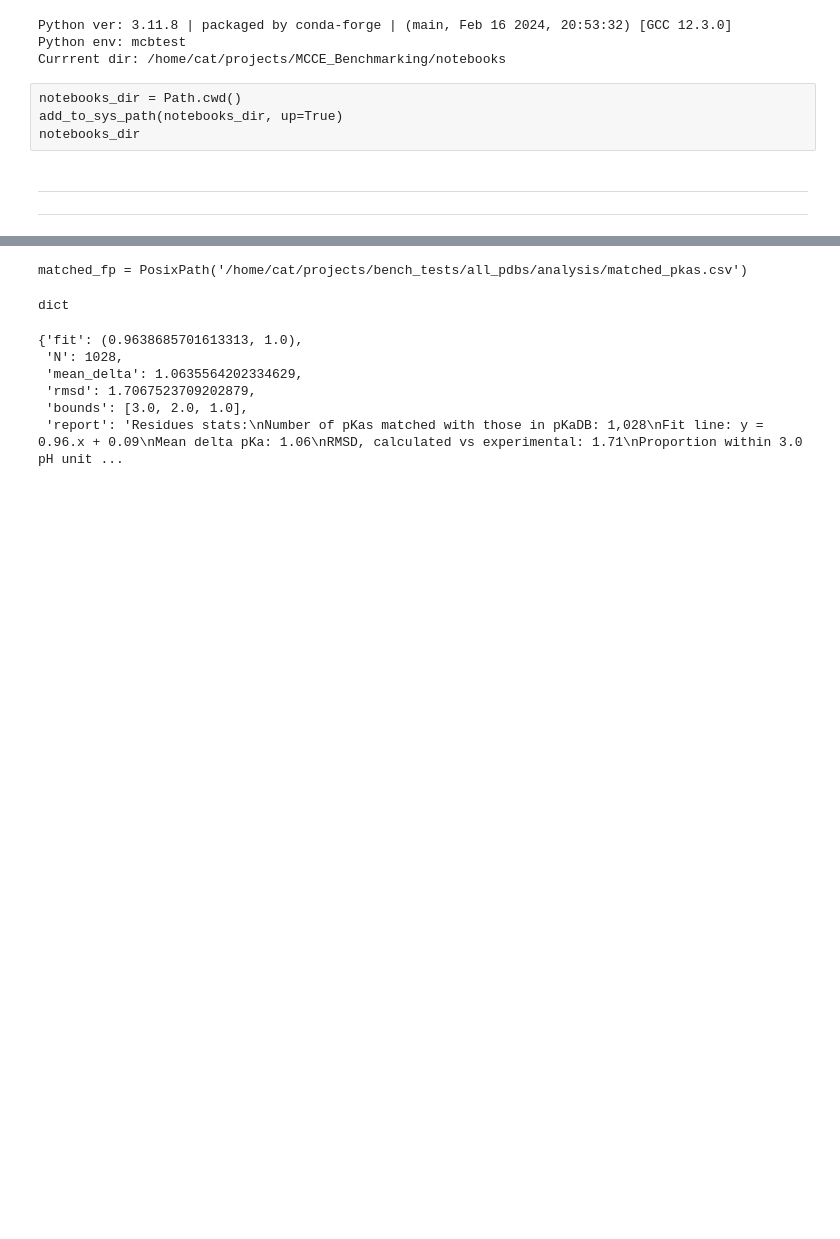
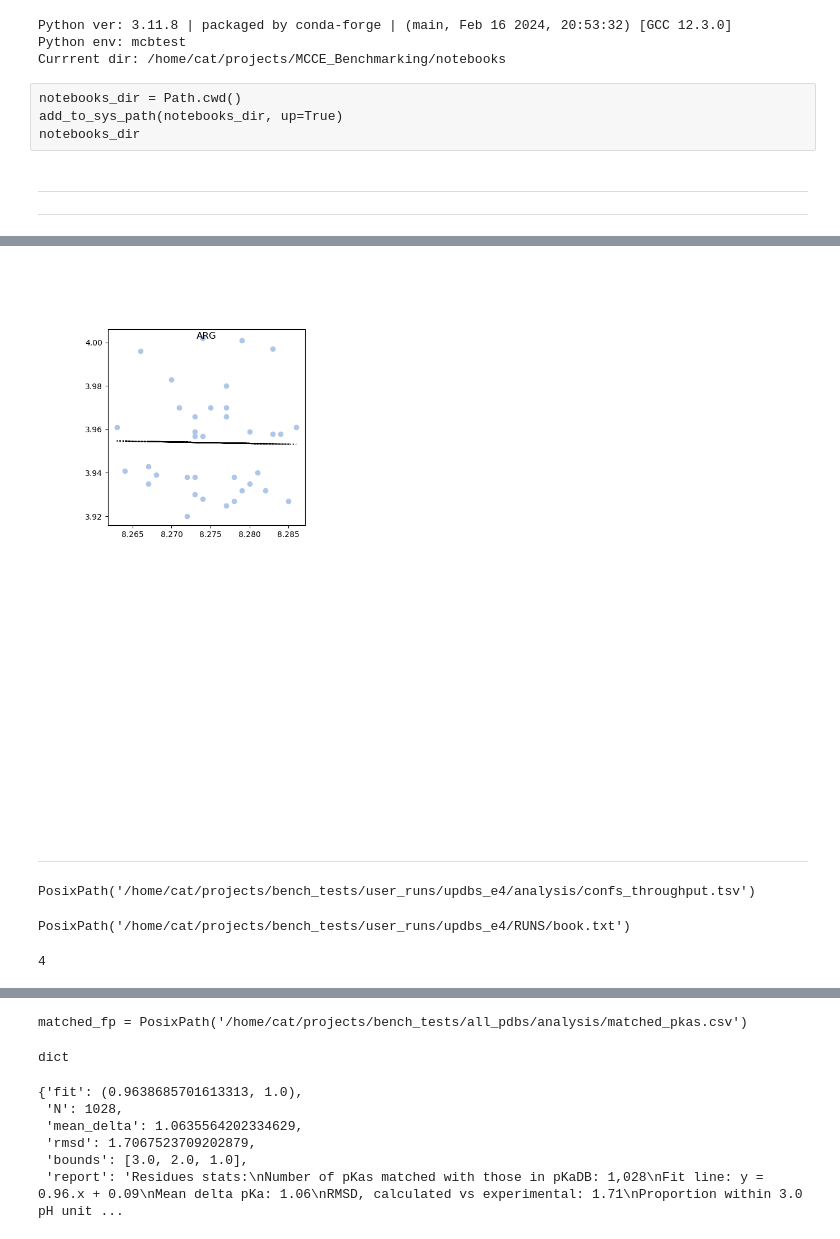
Before and after one commit to GunnerLab/MCCE_Benchmarking, a Jupyter notebook: notebooks/prep.ipynb, the cells around one changed output, grey strips where cells are left out. Drawn from its saved outputs; the diff is of its cells as text; code cells hidden in the pictures; blank space fills up the shorter version.

```diff
--- a/notebooks/prep.ipynb
+++ b/notebooks/prep.ipynb
@@ -106,0 +437,19 @@ pdbs = PosixPath('/home/cat/projects/bench_tests/all_pdbs/RUNS')
+# %%
+Image(resfit_png)
+# %% [output]
+[figure, added]
+# %% [markdown]
+---
+# %%
+book_fpA = dirA.joinpath(RUNS_DIR, BENCH.Q_BOOK)
+book_fpA
+n_completeA = len(pkanalysis.get_book_dirs_for_status(book_fpA))
+n_completeA
+
+tp_df = pkanalysis.tsv_to_df(confs_tpA)
+tput_df = pkanalysis.tsv_to_df(confs_tpA)
+plots.plot_conf_thrup(tp_df, n_completeA)
+# %% [output]
+PosixPath('/home/cat/projects/bench_tests/user_runs/updbs_e4/analysis/confs_throughput.tsv')
+PosixPath('/home/cat/projects/bench_tests/user_runs/updbs_e4/RUNS/book.txt')
+4
```
Also changed, not shown: parts of 35 cells of this notebook, 6 other files.
